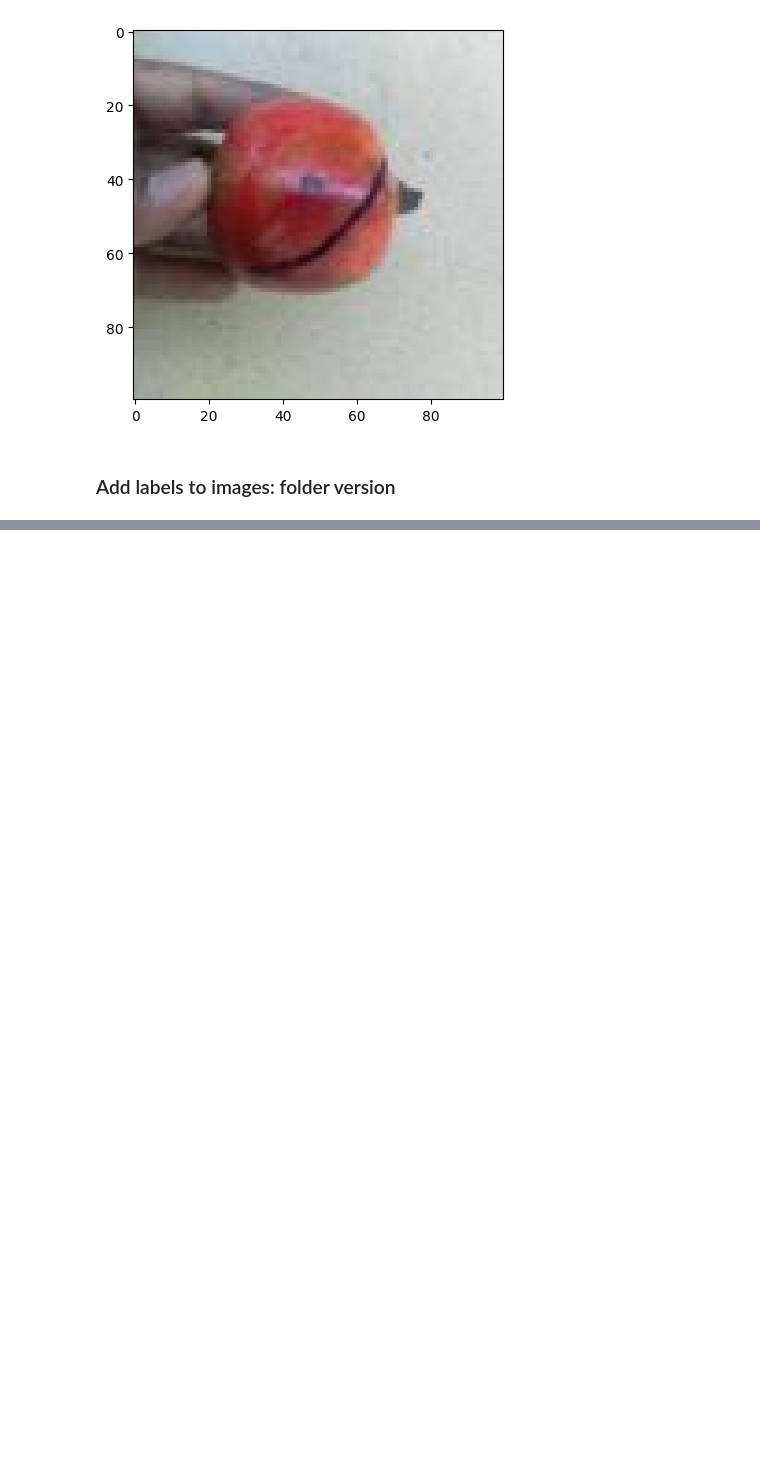
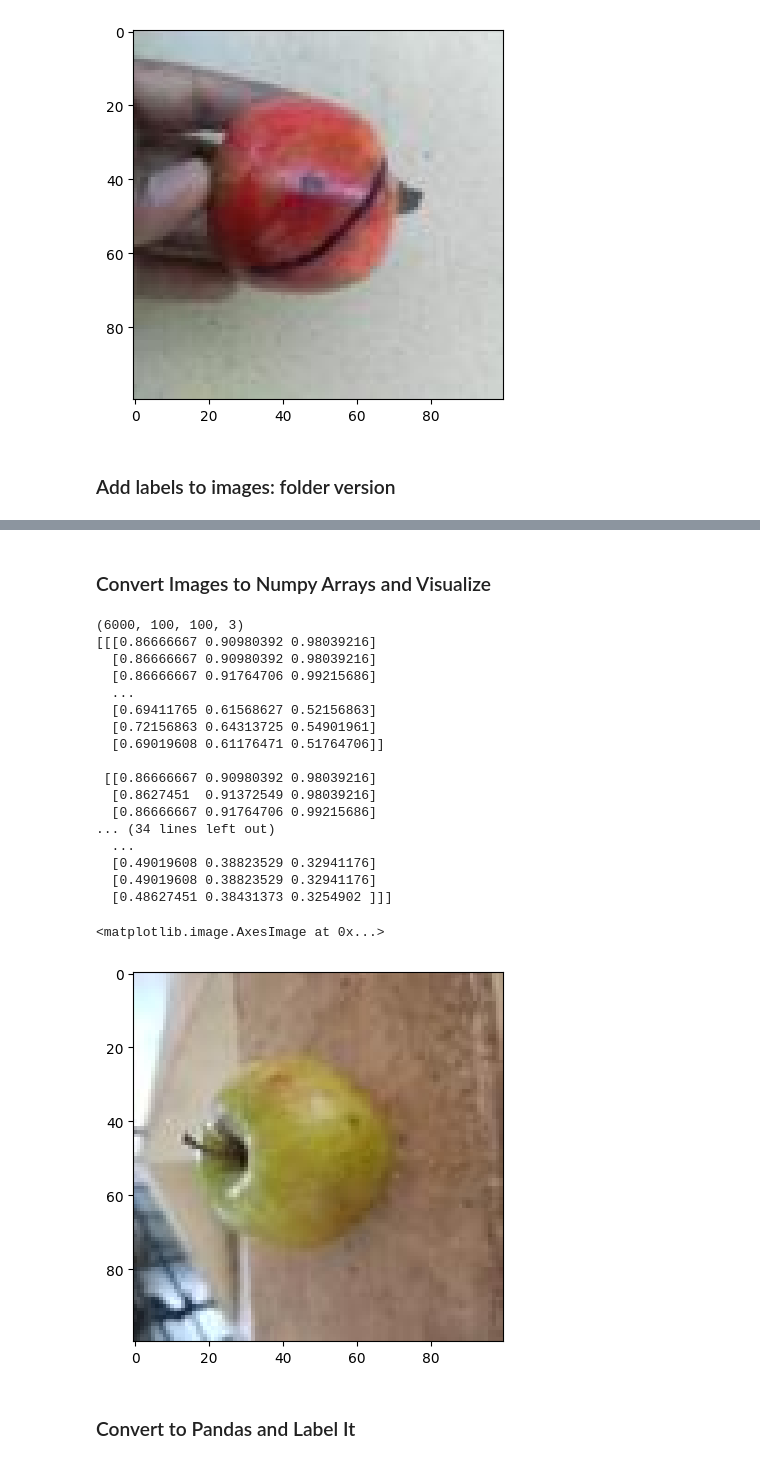
Before and after one commit to reaperxyndrome/fruit-classification, a Jupyter notebook: test.ipynb, the cells around one changed output, grey strips where cells are left out. Saved outputs shown, nothing was run; the diff lists cells and outputs as text; code cells hidden in the pictures; blank space fills up the shorter version.

```diff
--- a/test.ipynb
+++ b/test.ipynb
@@ -196,0 +260,63 @@ Image Shape: (32, 32, 3), Label: 0
+# %% [markdown]
+### Convert Images to Numpy Arrays and Visualize
+# %%
+import os
+from PIL import Image
+import numpy as np
+import matplotlib.pyplot as plt
+
+# Define the input directory
+input_dir = 'FruitDataset_resize'
+
+# Initialize an empty list to store all image data
+all_images = []
+
+# Process each file
+for dirpath, dirnames, filenames in os.walk(input_dir):
+    for filename in filenames:
+        # Check if the file is an image
+        if filename.endswith('.jpg'):
+            # Define the input path
+            input_path = os.path.join(dirpath, filename)
+
+            # Load the image
+            image = Image.open(input_path)
+
+            # Convert the image to a numpy array
+            pixels = np.array(image) / 255.0
+
+            # Add the image data to the list
+            all_images.append(pixels)
+
+# Convert the list of all image data to a numpy array
+all_images_array = np.array(all_images)
+
+# Save the numpy array as a .npy file
+np.save('dataset.npy', all_images_array)
+
+# Print the shape of the numpy array
+print(all_images_array.shape)
+print(all_images_array[0])
+plt.imshow(all_images_array[0])
+# %% [output]
+(6000, 100, 100, 3)
+[[[0.86666667 0.90980392 0.98039216]
+  [0.86666667 0.90980392 0.98039216]
+  [0.86666667 0.91764706 0.99215686]
+  ...
+  [0.69411765 0.61568627 0.52156863]
+  [0.72156863 0.64313725 0.54901961]
+  [0.69019608 0.61176471 0.51764706]]
+
+ [[0.86666667 0.90980392 0.98039216]
+  [0.8627451  0.91372549 0.98039216]
+  [0.86666667 0.91764706 0.99215686]
+... (34 lines left out)
+  ...
+  [0.49019608 0.38823529 0.32941176]
+  [0.49019608 0.38823529 0.32941176]
+  [0.48627451 0.38431373 0.3254902 ]]]
+<matplotlib.image.AxesImage at 0x...>
+[figure, added]
+# %% [markdown]
+### Convert to Pandas and Label It
```
Also changed, not shown: parts of 8 cells of this notebook, 1 other file.
